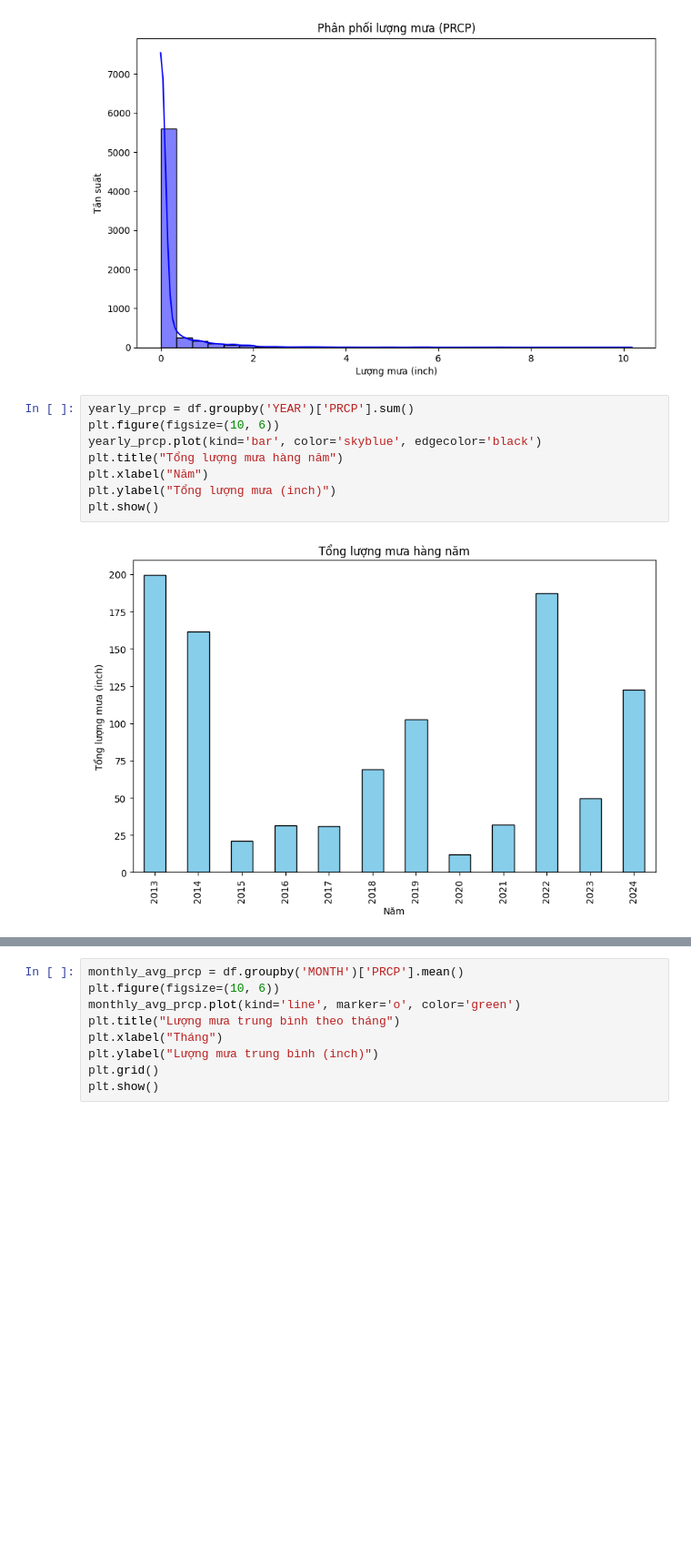
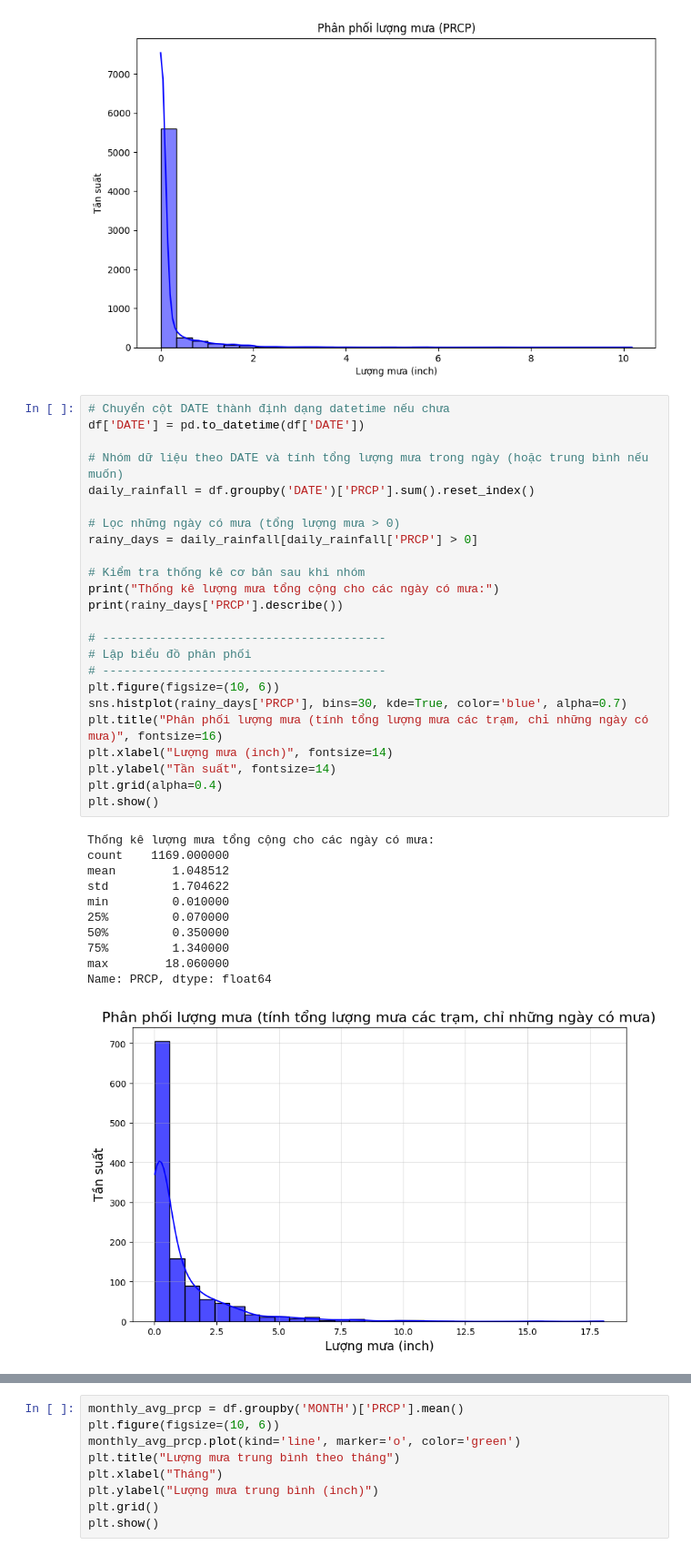
Before and after one commit to huyvanzzz/Data-Processing-Programming, a Jupyter notebook: precipitation.ipynb, the cells around one changed output, grey strips where cells are left out. Shown at 91% size. Drawn from its saved outputs; the diff is of its cells as text; blank space fills up the shorter version.

```diff
--- a/precipitation.ipynb
+++ b/precipitation.ipynb
@@ -13,13 +37,39 @@ plt.ylabel("Tần suất")
 plt.show()
 # %% [output]
 [figure]
-# %%
-yearly_prcp = df.groupby('YEAR')['PRCP'].sum()
-plt.figure(figsize=(10, 6))
-yearly_prcp.plot(kind='bar', color='skyblue', edgecolor='black')
-plt.title("Tổng lượng mưa hàng năm")
-plt.xlabel("Năm")
-plt.ylabel("Tổng lượng mưa (inch)")
-plt.show()
-# %% [output]
-[figure, removed]
+# %%
+# Chuyển cột DATE thành định dạng datetime nếu chưa
+df['DATE'] = pd.to_datetime(df['DATE'])
+
+# Nhóm dữ liệu theo DATE và tính tổng lượng mưa trong ngày (hoặc trung bình nếu muốn)
+daily_rainfall = df.groupby('DATE')['PRCP'].sum().reset_index()
+
+# Lọc những ngày có mưa (tổng lượng mưa > 0)
+rainy_days = daily_rainfall[daily_rainfall['PRCP'] > 0]
+
+# Kiểm tra thống kê cơ bản sau khi nhóm
+print("Thống kê lượng mưa tổng cộng cho các ngày có mưa:")
+print(rainy_days['PRCP'].describe())
+
+# ----------------------------------------
+# Lập biểu đồ phân phối
+# ----------------------------------------
+plt.figure(figsize=(10, 6))
+sns.histplot(rainy_days['PRCP'], bins=30, kde=True, color='blue', alpha=0.7)
+plt.title("Phân phối lượng mưa (tính tổng lượng mưa các trạm, chỉ những ngày có mưa)", fontsize=16)
+plt.xlabel("Lượng mưa (inch)", fontsize=14)
+plt.ylabel("Tần suất", fontsize=14)
+plt.grid(alpha=0.4)
+plt.show()
+# %% [output]
+Thống kê lượng mưa tổng cộng cho các ngày có mưa:
+count    1169.000000
+mean        1.048512
+std         1.704622
+min         0.010000
+25%         0.070000
+50%         0.350000
+75%         1.340000
+max        18.060000
+Name: PRCP, dtype: float64
+[figure, added]
```
Also changed, not shown: parts of 2 cells of this notebook, 4 other files.
